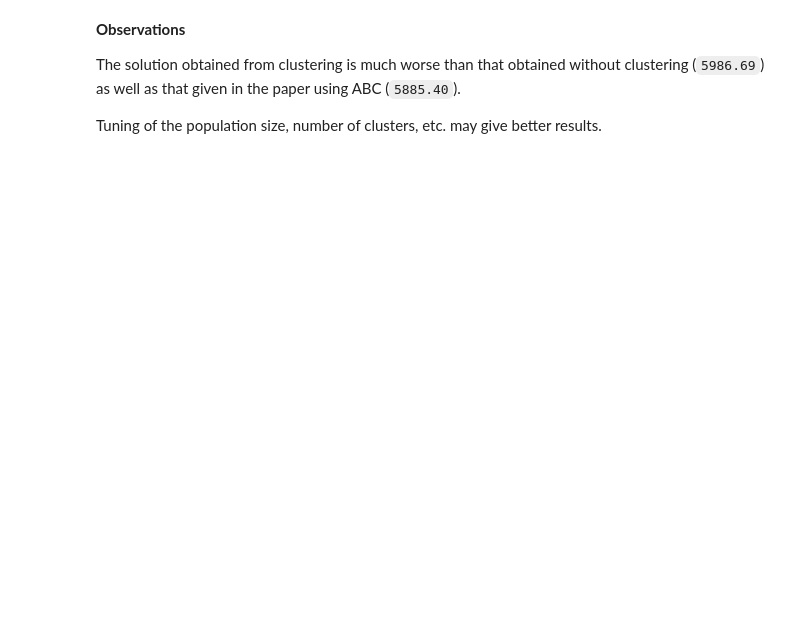
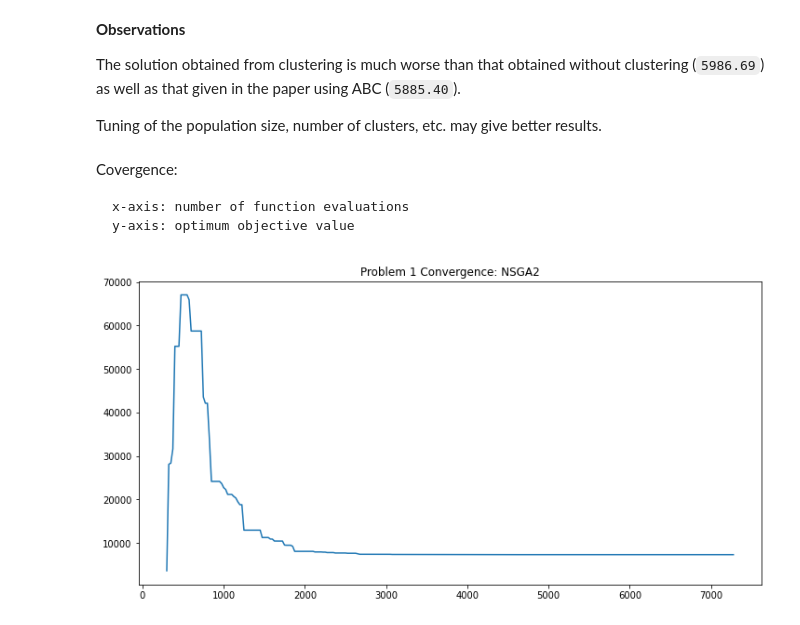
Before and after one commit to ekanshi258/optimization-algos, a Jupyter notebook: clustered_design_1.ipynb, the cells around one changed output. Saved outputs shown, nothing was run; the diff lists cells and outputs as text; code cells hidden in the pictures; blank space fills up the shorter version.

Commit message:
Add Convergence Plots

````diff
--- a/clustered_design_1.ipynb
+++ b/clustered_design_1.ipynb
@@ -110,3 +110,23 @@ ans.exec_time
 The solution obtained from clustering is much worse than that obtained without clustering (`5986.69`) as well as that given in the paper using ABC (`5885.40`).
 
 Tuning of the population size, number of clusters, etc. may give better results.
+# %% [markdown]
+Covergence:
+
+
+
+```
+x-axis: number of function evaluations
+y-axis: optimum objective value
+```
+# %%
+import matplotlib.pyplot as plt
+
+n_evals = np.array([e.evaluator.n_eval for e in ans.history])
+opt = np.array([e.opt[0].F for e in ans.history])
+plt.figure(figsize=(12,6))
+plt.title("Problem 1 Convergence: NSGA2")
+plt.plot(n_evals, opt, "-")
+plt.show()
+# %% [output]
+[figure, added]
````
Also changed, not shown: parts of 3 cells of this notebook.
